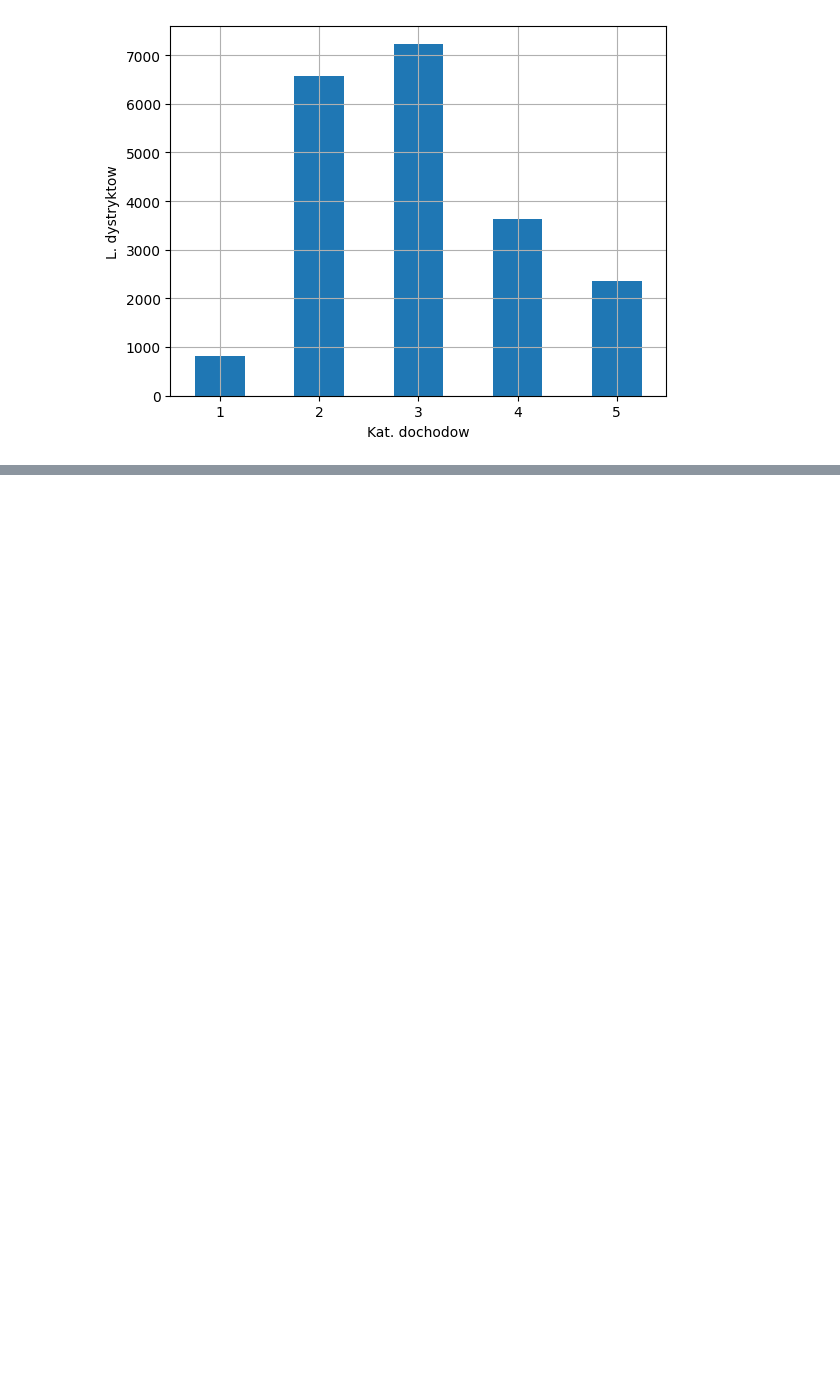
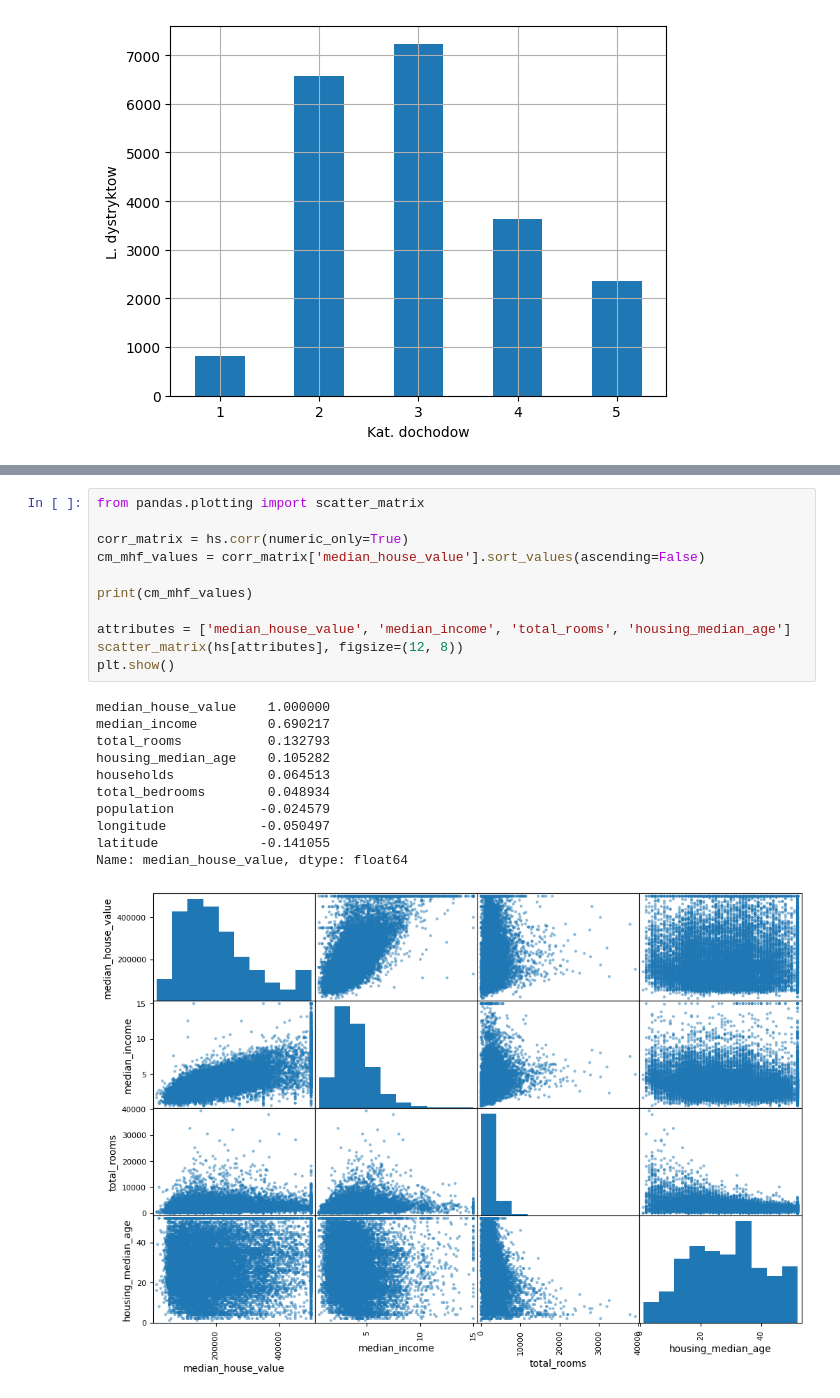
Before and after one commit to pr3civk/ml-learn, a Jupyter notebook: 02_end_to_end_ml_project.ipynb, the cells around one changed output, grey strips where cells are left out. Saved outputs shown, nothing was run; the diff lists cells and outputs as text; blank space fills up the shorter version.

```diff
--- a/02_end_to_end_ml_project.ipynb
+++ b/02_end_to_end_ml_project.ipynb
@@ -129,0 +219,23 @@ plt.show()
+# %%
+from pandas.plotting import scatter_matrix
+
+corr_matrix = hs.corr(numeric_only=True)
+cm_mhf_values = corr_matrix['median_house_value'].sort_values(ascending=False)
+
+print(cm_mhf_values)
+
+attributes = ['median_house_value', 'median_income', 'total_rooms', 'housing_median_age']
+scatter_matrix(hs[attributes], figsize=(12, 8))
+plt.show()
+# %% [output]
+median_house_value    1.000000
+median_income         0.690217
+total_rooms           0.132793
+housing_median_age    0.105282
+households            0.064513
+total_bedrooms        0.048934
+population           -0.024579
+longitude            -0.050497
+latitude             -0.141055
+Name: median_house_value, dtype: float64
+[figure, added]
```
Also changed, not shown: parts of 6 cells of this notebook, 1 other file.
